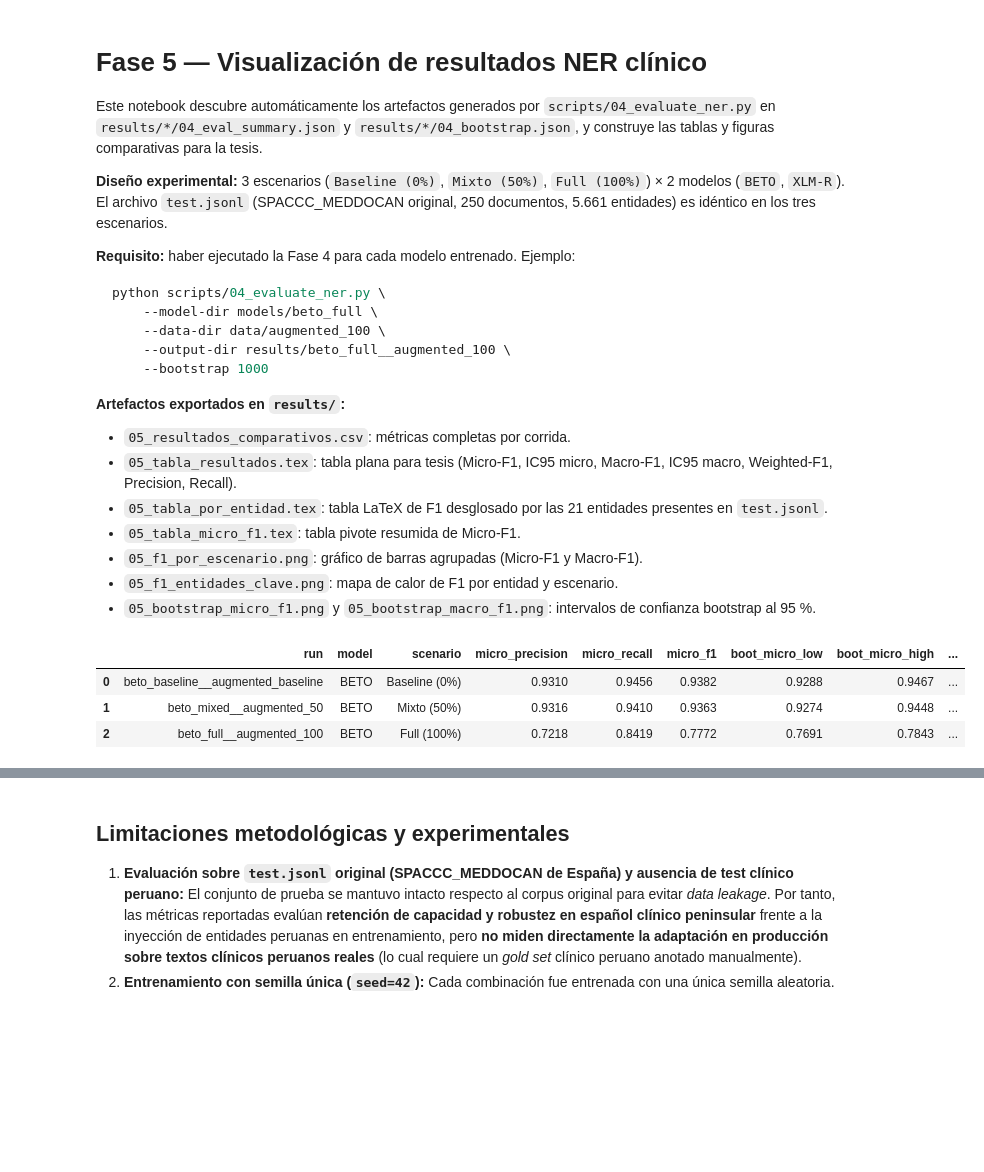
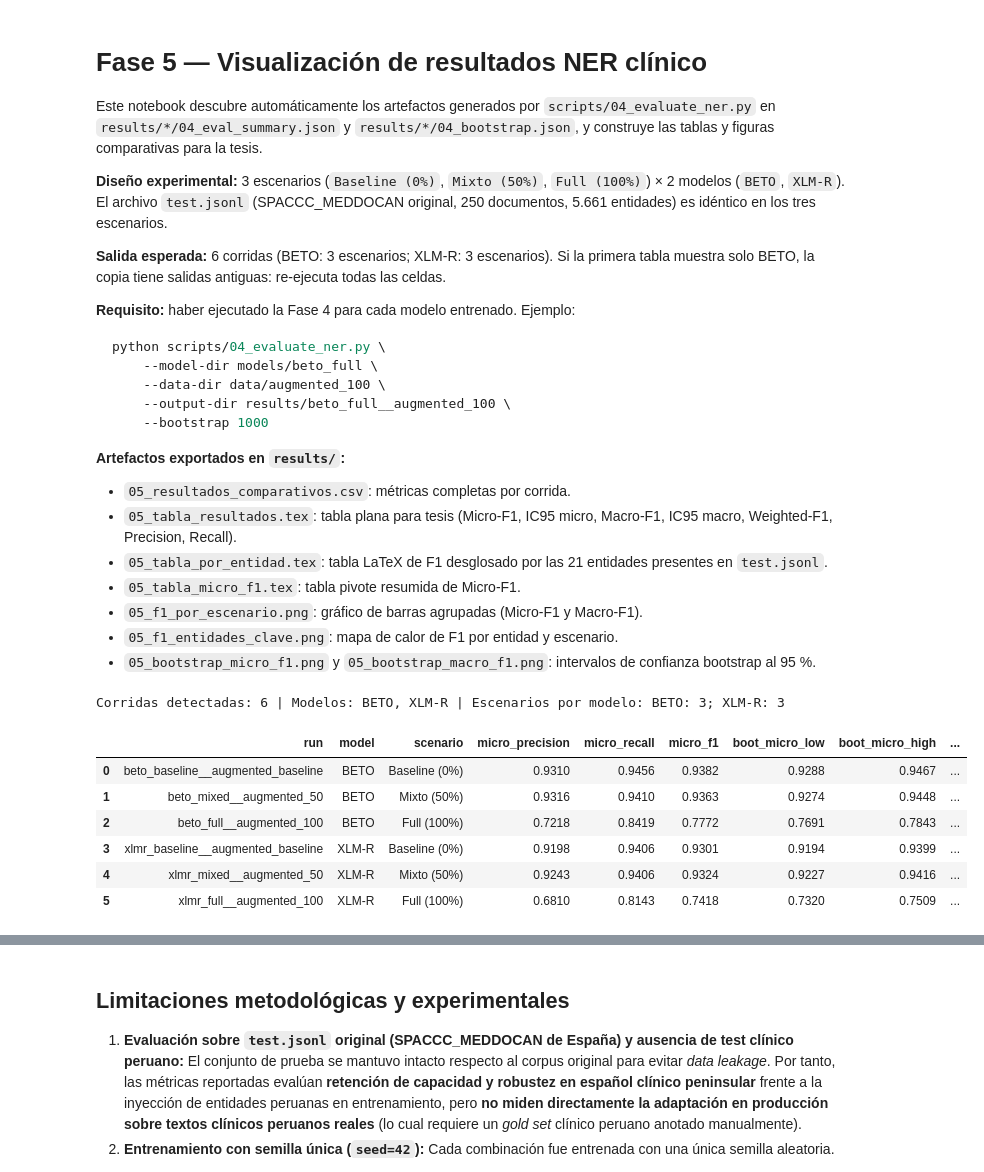
Before and after one commit to Josmar321/Tesis_nlp, a Jupyter notebook: notebooks/01_resultados.ipynb, the cells around one changed output, grey strips where cells are left out. Saved outputs shown, nothing was run; the diff lists cells and outputs as text; code cells hidden in the pictures; blank space fills up the shorter version.

```diff
--- a/notebooks/01_resultados.ipynb
+++ b/notebooks/01_resultados.ipynb
@@ -4,6 +4,8 @@
 Este notebook descubre automáticamente los artefactos generados por `scripts/04_evaluate_ner.py` en `results/*/04_eval_summary.json` y `results/*/04_bootstrap.json`, y construye las tablas y figuras comparativas para la tesis.
 
 **Diseño experimental:** 3 escenarios (`Baseline (0%)`, `Mixto (50%)`, `Full (100%)`) × 2 modelos (`BETO`, `XLM-R`). El archivo `test.jsonl` (SPACCC_MEDDOCAN original, 250 documentos, 5.661 entidades) es idéntico en los tres escenarios.
+
+**Salida esperada:** 6 corridas (BETO: 3 escenarios; XLM-R: 3 escenarios). Si la primera tabla muestra solo BETO, la copia tiene salidas antiguas: re-ejecuta todas las celdas.
 
 **Requisito:** haber ejecutado la Fase 4 para cada modelo entrenado. Ejemplo:
 
@@ -87,33 +89,43 @@ def load_runs_strict() -> pd.DataFrame:
             "run": path.parent.name,
             "model": normalize_model(s),
             "scenario": normalize_scenario(s),
             "micro_precision": float(s["micro"]["precision"]),
             "micro_recall": float(s["micro"]["recall"]),
             "micro_f1": float(s["micro"]["f1"]),
             "boot_micro_low": boot_micro.get("ci_low"),
             "boot_micro_high": boot_micro.get("ci_high"),
             "macro_precision": float(s["macro"]["precision"]),
             "macro_recall": float(s["macro"]["recall"]),
             "macro_f1": float(s["macro"]["f1"]),
             "boot_macro_low": boot_macro.get("ci_low"),
             "boot_macro_high": boot_macro.get("ci_high"),
             "weighted_f1": float(s["weighted"]["f1"]),
         })
 
     out = pd.DataFrame(rows)
     out["_m_ord"] = out["model"].map(lambda m: MODEL_ORDER.index(m) if m in MODEL_ORDER else 99)
     out["_s_ord"] = out["scenario"].map(lambda sc: SCENARIO_ORDER.index(sc) if sc in SCENARIO_ORDER else 99)
     out = out.sort_values(["_m_ord", "_s_ord", "run"]).drop(columns=["_m_ord", "_s_ord"]).reset_index(drop=True)
     return out
 
 
 df = load_runs_strict()
+print(
+    f"Corridas detectadas: {len(df)} | "
+    f"Modelos: {', '.join(df['model'].unique())} | "
+    "Escenarios por modelo: "
+    + "; ".join(f"{m}: {df[df['model'] == m]['scenario'].nunique()}" for m in df['model'].unique())
+)
 display(df.round(4))
 # %% [output]
+Corridas detectadas: 6 | Modelos: BETO, XLM-R | Escenarios por modelo: BETO: 3; XLM-R: 3
 |  | run | model | scenario | micro_precision | micro_recall | micro_f1 | boot_micro_low | boot_micro_high | ... |
 | 0 | beto_baseline__augmented_baseline | BETO | Baseline (0%) | 0.9310 | 0.9456 | 0.9382 | 0.9288 | 0.9467 | ... |
 | 1 | beto_mixed__augmented_50 | BETO | Mixto (50%) | 0.9316 | 0.9410 | 0.9363 | 0.9274 | 0.9448 | ... |
 | 2 | beto_full__augmented_100 | BETO | Full (100%) | 0.7218 | 0.8419 | 0.7772 | 0.7691 | 0.7843 | ... |
+| 3 | xlmr_baseline__augmented_baseline | XLM-R | Baseline (0%) | 0.9198 | 0.9406 | 0.9301 | 0.9194 | 0.9399 | ... |
+| 4 | xlmr_mixed__augmented_50 | XLM-R | Mixto (50%) | 0.9243 | 0.9406 | 0.9324 | 0.9227 | 0.9416 | ... |
+| 5 | xlmr_full__augmented_100 | XLM-R | Full (100%) | 0.6810 | 0.8143 | 0.7418 | 0.7320 | 0.7509 | ... |
 # %%
 def format_ci(low, high) -> str:
     if pd.isna(low) or pd.isna(high):
```
Also changed, not shown: parts of 5 cells of this notebook, 13 other files.
